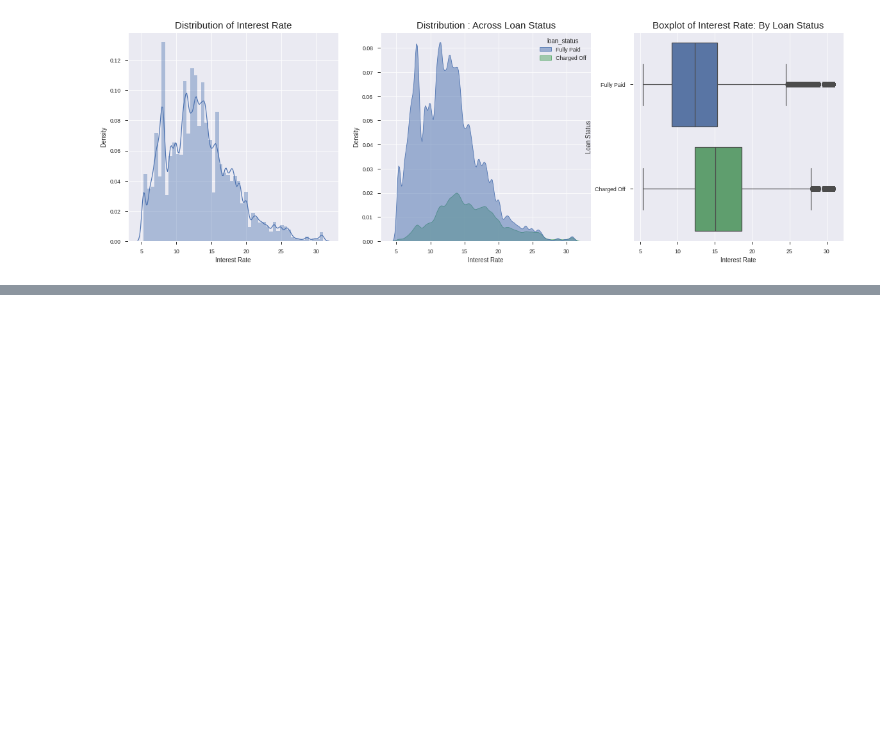
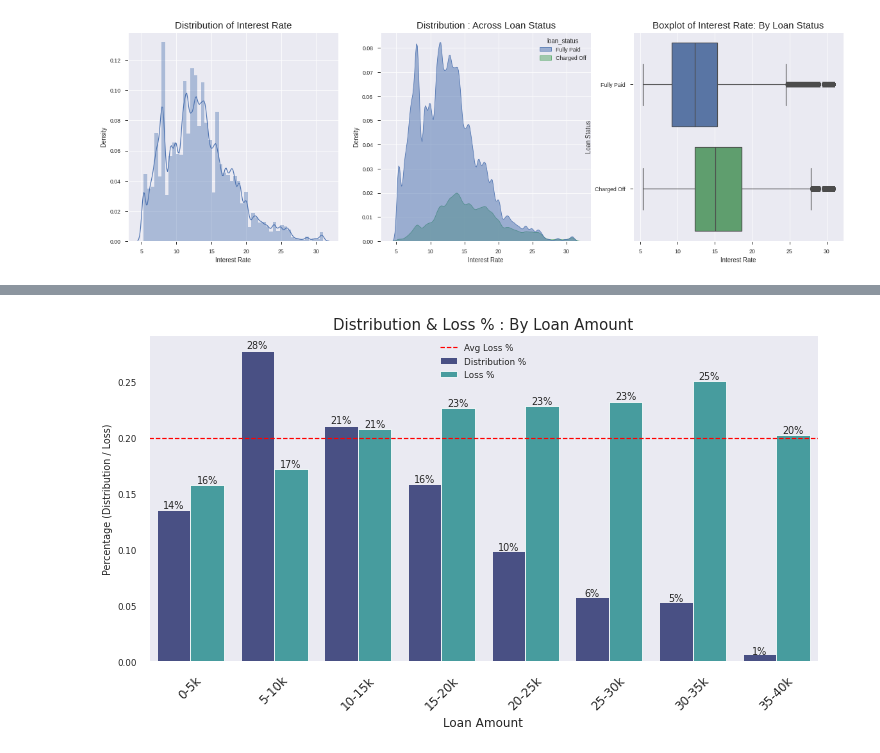
Before and after one commit to sashwinbwaj/Lending-Club-Analysis, a Jupyter notebook: LendingClub_EDA.ipynb, the cells around one changed output, grey strips where cells are left out. Cells and saved outputs as stored; diff of their text form; code cells hidden in the pictures; blank space fills up the shorter version.

```diff
--- a/LendingClub_EDA.ipynb
+++ b/LendingClub_EDA.ipynb
@@ -498,0 +551,3 @@ EDA.combo_graph(accepted_data_new, 'purpose', 'Loan Purpose')
+# %%
+percentiles = accepted_data_new.dti.quantile([0.01, 0.99]).values
+accepted_data_new['dti'] = np.clip(accepted_data_new['dti'], percentiles[0], percentiles[1])
@@ -498,0 +581,8 @@ EDA.combo_graph(accepted_data_new, 'purpose', 'Loan Purpose')
+# %%
+temp = accepted_data_new[['loan_amnt', 'target', 'loan_status']]
+labels = [str(x)+'-'+str(x+5)+'k' for x in range (0, 40, 5)]
+temp['cut'] = pd.cut(temp['loan_amnt'], [x for x in range(0, 41000, 5000)], labels=labels)
+# %%
+EDA.combo_graph('cut', 'Loan Amount', data = temp, pal = 'mako', order = labels)
+# %% [output]
+[figure, added]
```
Also changed, not shown: parts of 24 cells of this notebook.
